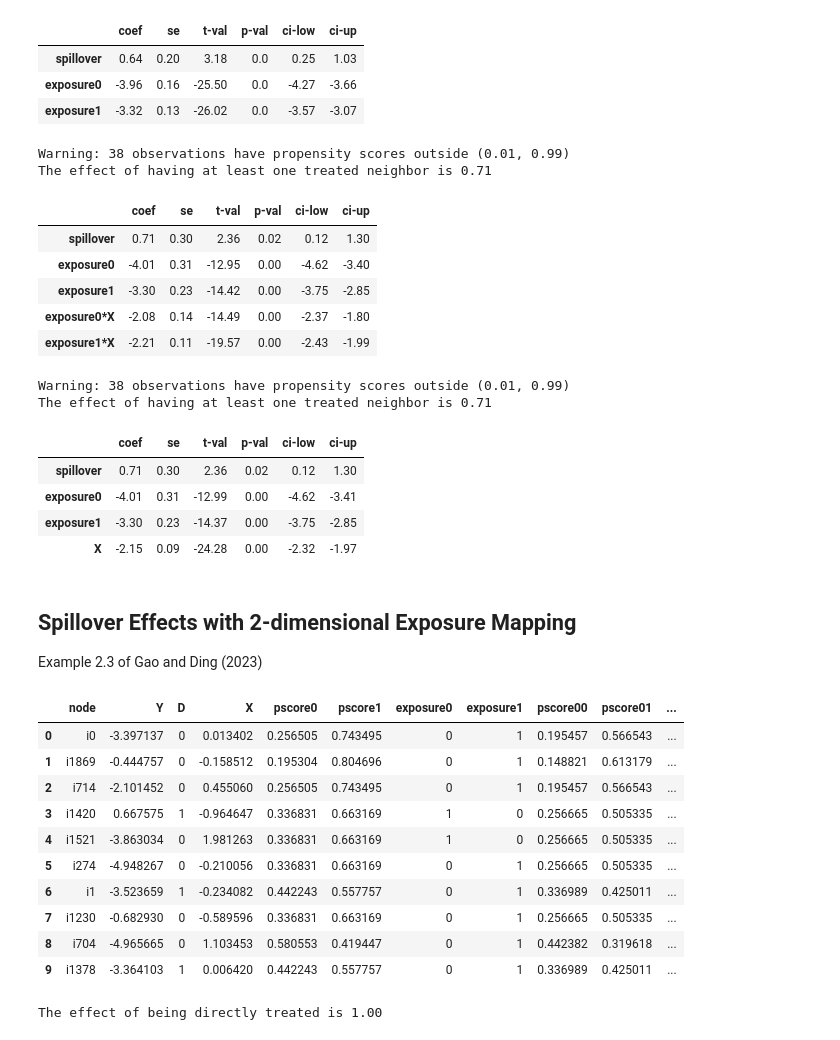
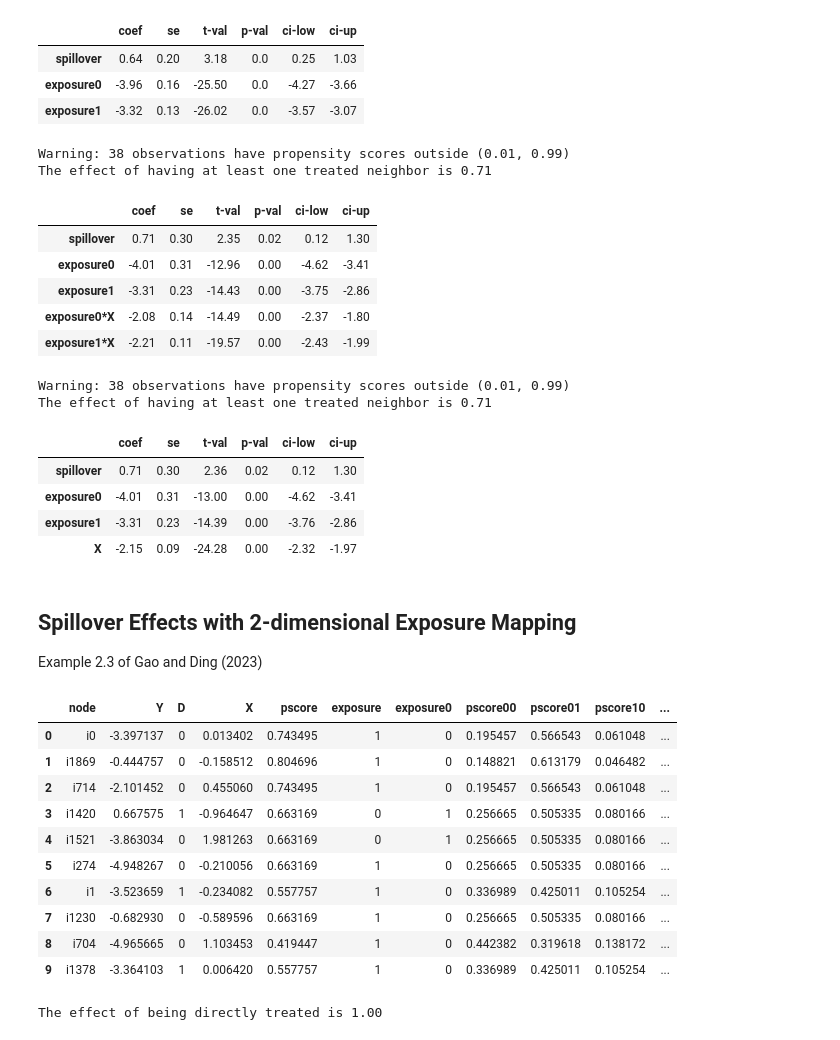
Before and after one commit to pabloestradac/spillover-effects, a Jupyter notebook: example_wls.ipynb, the cells around one changed output. Cells and saved outputs as stored; diff of their text form; code cells hidden in the pictures.

```diff
--- a/example.ipynb
+++ b/example_wls.ipynb
@@ -11,7 +11,7 @@ There are 2,000 individuals with a unique ID and they can mention up to 12 frien
 We simulate outcomes, treatment and covariate using a linear-in-means model with homophily.
 # %%
 path_data = 'https://raw.githubusercontent.com/pabloestradac/spillover-effects/main/data/'
-edges = pd.read_csv(path_data + 'edges.csv')
+edges = pd.read_csv(path_data + 'edges_sim.csv')
 edges.iloc[:10]
 # %% [output]
 |  | source | target_1 | target_2 | target_3 | target_4 | target_5 | target_6 | target_7 | target_8 | target_9 | ... |
@@ -26,7 +26,7 @@ edges.iloc[:10]
 | 8 | i8 | i1906 | i577 | i1169 | i978 | i1629 | NaN | NaN | NaN | NaN | ... |
 | 9 | i9 | i281 | i1572 | i1264 | NaN | NaN | NaN | NaN | NaN | NaN | ... |
 # %%
-data = pd.read_csv(path_data + 'data.csv')
+data = pd.read_csv(path_data + 'data_sim.csv')
 data.iloc[:10]
 # %% [output]
 |  | node | Y | D | X |
@@ -74,7 +74,7 @@ data.iloc[:10]
 # pscore1: probability of having at least one neighbor treated
 # exposure1: 1 if at least one neighbor is treated, 0 otherwise
 n_treated = data['D'].sum()
-data[['pscore0', 'pscore1']] = spef.utils.spillover_pscore(A, n_treated)
-data[['exposure0', 'exposure1']] = spef.utils.spillover_treatment(data['D'], A)
+data['pscore'] = spef.utils.spillover_pscore(A, n_treated)
+data['exposure'] = spef.utils.spillover_treatment(data['D'], A)
 data.iloc[:10]
 # %% [output]
@@ -92,5 +92,5 @@ data.iloc[:10]
 # %%
 # 4. Create kernel matrix for HAC standard errors
-# Element i,j is 1 if the lenght of the shortest path between i and j is less than or equal to bandwidth
-bandwidth = 3
-distances = spef.utils.kernel(A, bandwidth)
+# Element i,j is 1 if the lenght of the shortest path between i and j is less than or equal to optimal bandwidth
+distances, bandwidth = spef.utils.kernel(A)
+print('Optimal bandwidth:', bandwidth)
@@ -118,21 +120,21 @@ Warning: 38 observations have propensity scores outside (0.01, 0.99)
 | exposure1 | -3.32 | 0.13 | -26.02 | 0.0 | -3.57 | -3.07 |
 # %%
 # Including fully interacted covariates
-wls_results = spef.WLS('Y', ['exposure0', 'exposure1'], ['pscore0', 'pscore1'], data, kernel_weights=distances, name_x='X')
+wls_results = spef.WLS('Y', 'exposure', 'pscore', data, kernel_weights=distances, name_x='X')
 print('The effect of having at least one treated neighbor is {:.2f}'.format(wls_results.summary.iloc[0,0]))
 wls_results.summary.round(2)
 # %% [output]
 Warning: 38 observations have propensity scores outside (0.01, 0.99)
 The effect of having at least one treated neighbor is 0.71
 |  | coef | se | t-val | p-val | ci-low | ci-up |
-| spillover | 0.71 | 0.30 | 2.36 | 0.02 | 0.12 | 1.30 |
-| exposure0 | -4.01 | 0.31 | -12.95 | 0.00 | -4.62 | -3.40 |
-| exposure1 | -3.30 | 0.23 | -14.42 | 0.00 | -3.75 | -2.85 |
+| spillover | 0.71 | 0.30 | 2.35 | 0.02 | 0.12 | 1.30 |
+| exposure0 | -4.01 | 0.31 | -12.96 | 0.00 | -4.62 | -3.41 |
+| exposure1 | -3.31 | 0.23 | -14.43 | 0.00 | -3.75 | -2.86 |
 | exposure0*X | -2.08 | 0.14 | -14.49 | 0.00 | -2.37 | -1.80 |
 | exposure1*X | -2.21 | 0.11 | -19.57 | 0.00 | -2.43 | -1.99 |
 # %%
 # Including additive covariates
-wls_results = spef.WLS('Y', ['exposure0', 'exposure1'], ['pscore0', 'pscore1'], data, kernel_weights=distances, name_x='X', interaction=False)
+wls_results = spef.WLS('Y', 'exposure', 'pscore', data, kernel_weights=distances, name_x='X', interaction=False)
 print('The effect of having at least one treated neighbor is {:.2f}'.format(wls_results.summary.iloc[0,0]))
 wls_results.summary.round(2)
 # %% [output]
@@ -140,8 +142,8 @@ Warning: 38 observations have propensity scores outside (0.01, 0.99)
 The effect of having at least one treated neighbor is 0.71
 |  | coef | se | t-val | p-val | ci-low | ci-up |
 | spillover | 0.71 | 0.30 | 2.36 | 0.02 | 0.12 | 1.30 |
-| exposure0 | -4.01 | 0.31 | -12.99 | 0.00 | -4.62 | -3.41 |
-| exposure1 | -3.30 | 0.23 | -14.37 | 0.00 | -3.75 | -2.85 |
+| exposure0 | -4.01 | 0.31 | -13.00 | 0.00 | -4.62 | -3.41 |
+| exposure1 | -3.31 | 0.23 | -14.39 | 0.00 | -3.76 | -2.86 |
 | X | -2.15 | 0.09 | -24.28 | 0.00 | -2.32 | -1.97 |
 # %% [markdown]
 ## Spillover Effects with 2-dimensional Exposure Mapping
@@ -156,17 +158,17 @@ data[['pscore00', 'pscore01', 'pscore10', 'pscore11']] = spef.utils.spillover_ps
 data[['exposure00', 'exposure01', 'exposure10', 'exposure11']] = spef.utils.spillover_treatment(data['D'], A, interaction=True)
 data.iloc[:10]
 # %% [output]
-|  | node | Y | D | X | pscore0 | pscore1 | exposure0 | exposure1 | pscore00 | pscore01 | ... |
-| 0 | i0 | -3.397137 | 0 | 0.013402 | 0.256505 | 0.743495 | 0 | 1 | 0.195457 | 0.566543 | ... |
-| 1 | i1869 | -0.444757 | 0 | -0.158512 | 0.195304 | 0.804696 | 0 | 1 | 0.148821 | 0.613179 | ... |
-| 2 | i714 | -2.101452 | 0 | 0.455060 | 0.256505 | 0.743495 | 0 | 1 | 0.195457 | 0.566543 | ... |
-| 3 | i1420 | 0.667575 | 1 | -0.964647 | 0.336831 | 0.663169 | 1 | 0 | 0.256665 | 0.505335 | ... |
-| 4 | i1521 | -3.863034 | 0 | 1.981263 | 0.336831 | 0.663169 | 1 | 0 | 0.256665 | 0.505335 | ... |
-| 5 | i274 | -4.948267 | 0 | -0.210056 | 0.336831 | 0.663169 | 0 | 1 | 0.256665 | 0.505335 | ... |
-| 6 | i1 | -3.523659 | 1 | -0.234082 | 0.442243 | 0.557757 | 0 | 1 | 0.336989 | 0.425011 | ... |
-| 7 | i1230 | -0.682930 | 0 | -0.589596 | 0.336831 | 0.663169 | 0 | 1 | 0.256665 | 0.505335 | ... |
-| 8 | i704 | -4.965665 | 0 | 1.103453 | 0.580553 | 0.419447 | 0 | 1 | 0.442382 | 0.319618 | ... |
-| 9 | i1378 | -3.364103 | 1 | 0.006420 | 0.442243 | 0.557757 | 0 | 1 | 0.336989 | 0.425011 | ... |
+|  | node | Y | D | X | pscore | exposure | exposure0 | pscore00 | pscore01 | pscore10 | ... |
+| 0 | i0 | -3.397137 | 0 | 0.013402 | 0.743495 | 1 | 0 | 0.195457 | 0.566543 | 0.061048 | ... |
+| 1 | i1869 | -0.444757 | 0 | -0.158512 | 0.804696 | 1 | 0 | 0.148821 | 0.613179 | 0.046482 | ... |
+| 2 | i714 | -2.101452 | 0 | 0.455060 | 0.743495 | 1 | 0 | 0.195457 | 0.566543 | 0.061048 | ... |
+| 3 | i1420 | 0.667575 | 1 | -0.964647 | 0.663169 | 0 | 1 | 0.256665 | 0.505335 | 0.080166 | ... |
+| 4 | i1521 | -3.863034 | 0 | 1.981263 | 0.663169 | 0 | 1 | 0.256665 | 0.505335 | 0.080166 | ... |
+| 5 | i274 | -4.948267 | 0 | -0.210056 | 0.663169 | 1 | 0 | 0.256665 | 0.505335 | 0.080166 | ... |
+| 6 | i1 | -3.523659 | 1 | -0.234082 | 0.557757 | 1 | 0 | 0.336989 | 0.425011 | 0.105254 | ... |
+| 7 | i1230 | -0.682930 | 0 | -0.589596 | 0.663169 | 1 | 0 | 0.256665 | 0.505335 | 0.080166 | ... |
+| 8 | i704 | -4.965665 | 0 | 1.103453 | 0.419447 | 1 | 0 | 0.442382 | 0.319618 | 0.138172 | ... |
+| 9 | i1378 | -3.364103 | 1 | 0.006420 | 0.557757 | 1 | 0 | 0.336989 | 0.425011 | 0.105254 | ... |
 # %%
 # Direct Effect (no covariate)
 wls_results = spef.WLS('Y',
```
Also changed, not shown: parts of 5 cells of this notebook, 8 other files.
